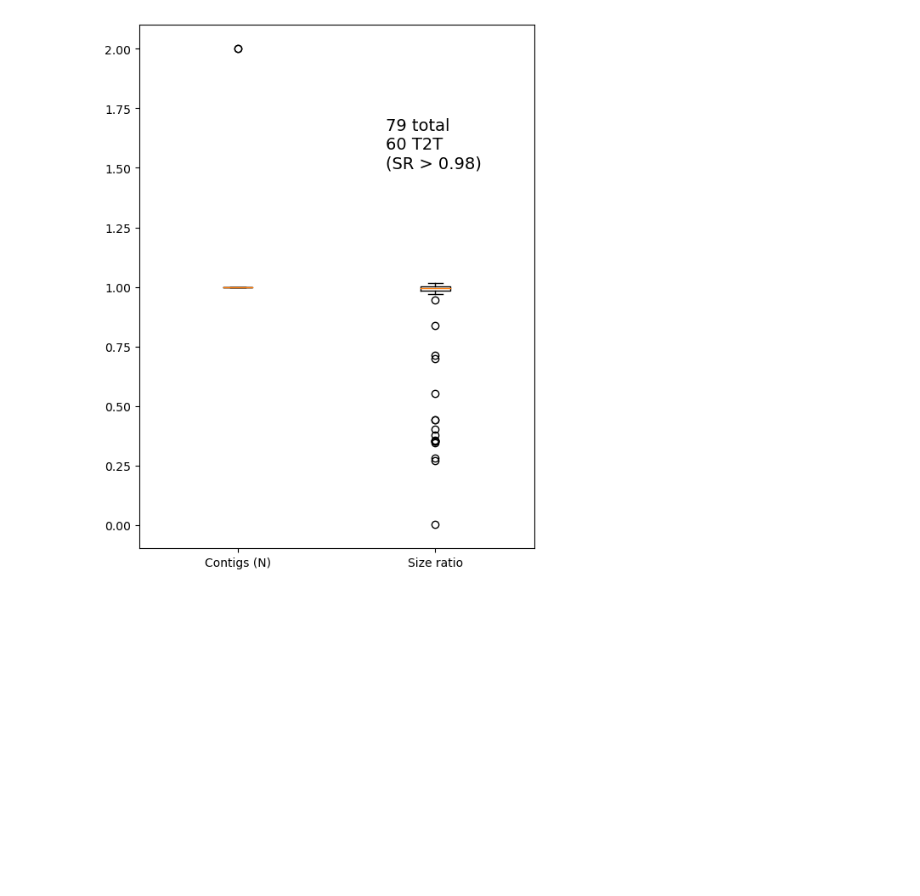
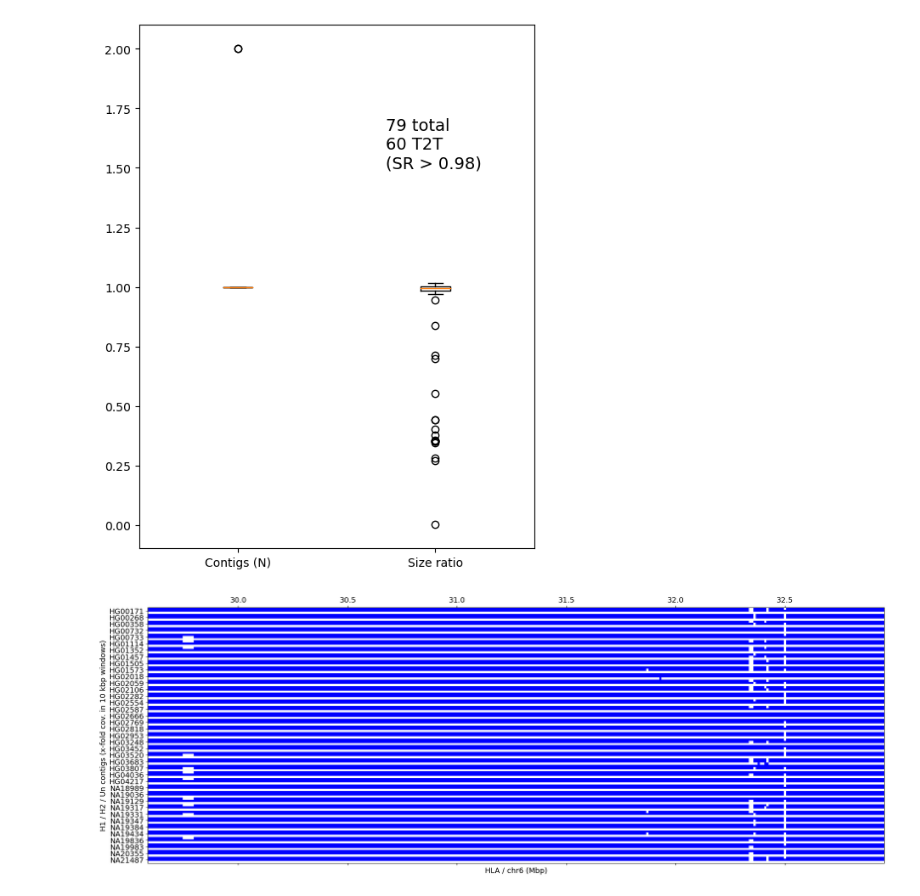
Before and after one commit to core-unit-bioinformatics/project-run-hgsvc-hybrid-assemblies, a Jupyter notebook: notebooks/plotting/hla-plots.ipynb, the cells around one changed output. Saved outputs shown, nothing was run; the diff lists cells and outputs as text; code cells hidden in the pictures; blank space fills up the shorter version.

Commit message:
add plot nb for hla/ctgref issues

```diff
--- a/notebooks/plotting/hla-plots.ipynb
+++ b/notebooks/plotting/hla-plots.ipynb
@@ -1,4 +1,6 @@
 # %%
+%run "../00_project_config.ipynb"
+
 import pathlib as pl
 import pandas as pd
 import collections as col
@@ -9,13 +11,13 @@ import matplotlib as mpl
 import matplotlib.pyplot as plt
 import matplotlib.colors as colors
 
-hla_chrom = "chr6"
-hla_start = 29594784
-hla_end = 32950465
+HLA_CHROM, HLA_START, HLA_END = load_ref_roi("t2t", "hla")
+
+PLOT_OUTPUT_FOLDER = PROJECT_DATA_ROOT.joinpath("2023_plots/hla_roi")
 
 def get_tigs():
 
-    input_path = pl.Path("/home/ebertp/work/projects/hgsvc/2023_ctgref_align")
+    input_path = PROJECT_DATA_ROOT.joinpath("2023_ctgref_align/t2tv2")
     use_columns = [
         "query_name", "query_length",
         "target_name", "target_start", "target_end",
@@ -27,8 +29,8 @@ def get_tigs():
         sample = paf_file.name.split(".")[0]
         hap = paf_file.name.split(".")[2].split("-")[-1]
         paf = pd.read_csv(paf_file, sep="\t", header=0, comment="#", usecols=use_columns)
-        paf = paf.loc[(paf["tp_align_type"] == 1) & (paf["target_name"] == "chr6"), :].copy()
-        paf = paf.loc[(paf["target_end"] > hla_start) & (paf["target_start"] < hla_end), :].copy()
+        paf = paf.loc[(paf["tp_align_type"] == 1) & (paf["target_name"] == HLA_CHROM), :].copy()
+        paf = paf.loc[(paf["target_end"] > HLA_START) & (paf["target_start"] < HLA_END), :].copy()
         paf["ratio"] = (paf["query_length"] / paf["target_length"]).round(3)
 
         num_contigs = paf["query_name"].nunique()
@@ -59,6 +61,12 @@ def get_tigs():
     )
     ax.text(1.75, 1.5, f"{total} total\n{frac_t2t} T2T\n(SR > 0.98)", fontsize=14)
 
+    plt.savefig(PLOT_OUTPUT_FOLDER.joinpath("hla_contig_boxplot.pdf"), bbox_inches="tight")
+    plt.savefig(
+        PLOT_OUTPUT_FOLDER.joinpath("hla_contig_boxplot.png"),
+        dpi=150, bbox_inches="tight"
+    )
+
     return
 
 _ = get_tigs()
@@ -66,7 +74,7 @@ _ = get_tigs()
 
 def plot_coverage():
 
-    input_path = pl.Path("/home/ebertp/work/projects/hgsvc/2023_ctgref_cov/t2tv2")
+    input_path = PROJECT_DATA_ROOT.joinpath("2023_ctgref_cov/t2tv2")
 
     coverages = []
     ylabels = []
@@ -78,13 +86,13 @@ def plot_coverage():
     row_pos = 0
     for tsv_file in sorted(input_path.glob("*.tsv.gz")):
         df = pd.read_csv(tsv_file, sep="\t", header=[0,1,2], index_col=[0,1,2])
-        df = df.loc[df.index.get_level_values("chrom") == "chr6", :].copy()
+        df = df.loc[df.index.get_level_values("chrom") == HLA_CHROM, :].copy()
         df = df.droplevel("chrom", axis=0)
         df.reset_index(drop=False, inplace=True)
         df["start"] = df["start"].astype(int)
         offset = df["start"].min()
         df["end"] = df["end"].astype(int)
-        df = df.loc[(df["start"] < hla_end) & (df["end"] > hla_start), :].copy()
+        df = df.loc[(df["start"] < HLA_END) & (df["end"] > HLA_START), :].copy()
         region_begin = df["start"].min()
         region_end = df["end"].max()
         sample = tsv_file.name.split(".")[0]
@@ -104,31 +112,42 @@ def plot_coverage():
     xlabels = []
 
     for i in range(region_begin, region_end, 10000):
         if i % 500000 == 0:
             xpos.append(int((i - region_begin)/10000))
             xlabels.append(f"{i/1e6}")
 
     coverages = np.vstack(coverages)
 
     colormap = colors.ListedColormap(["white", "blue", "orange", "red"])
 
     fig, ax = plt.subplots(figsize=(25,25))
 
     ax.matshow(
         coverages,
         vmin=0,
         vmax=3,
         cmap=colormap
     )
 
     ax.set_xticks(xpos)
     ax.set_xticklabels(xlabels, fontsize=14)
 
-    ax.set_xlabel("HLA / chr6 (Mbp)", fontsize=14)
+    ax.set_xlabel(f"HLA / {HLA_CHROM} (Mbp)", fontsize=14)
 
     ax.set_yticks(yticks)
     ax.set_yticklabels(ylabels, fontsize=14)
 
     ax.set_ylabel("H1 / H2 / Un contigs (x-fold cov. in 10 kbp windows)", fontsize=14)
+
+    plt.savefig(PLOT_OUTPUT_FOLDER.joinpath("hla_contig_coverage.pdf"), bbox_inches="tight")
+    plt.savefig(
+        PLOT_OUTPUT_FOLDER.joinpath("hla_contig_coverage.png"),
+        dpi=150, bbox_inches="tight"
+    )
+
+    return
+
+_ = plot_coverage()
 # %% [output]
 [figure]
+[figure, added]
```
Also changed, not shown: 2 other files.
